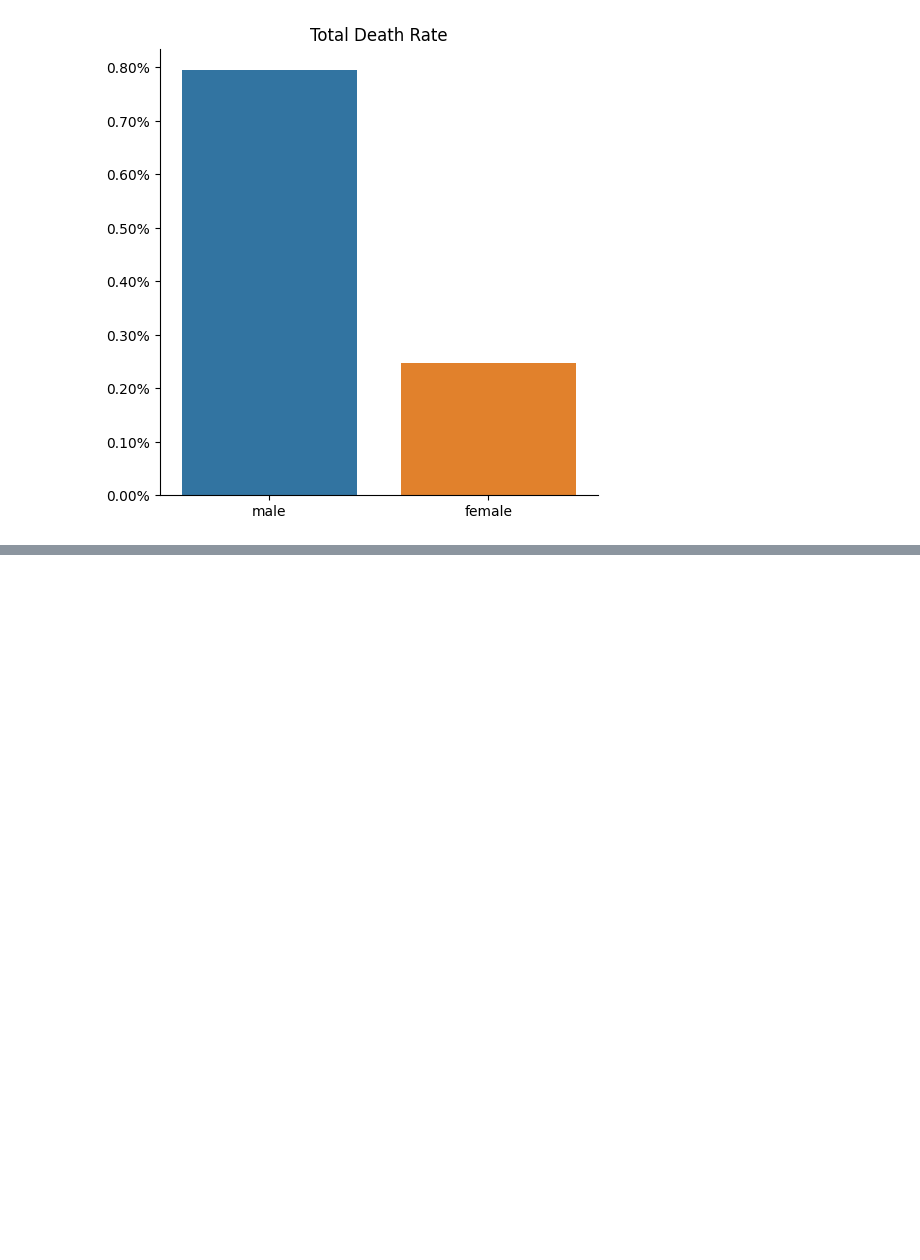
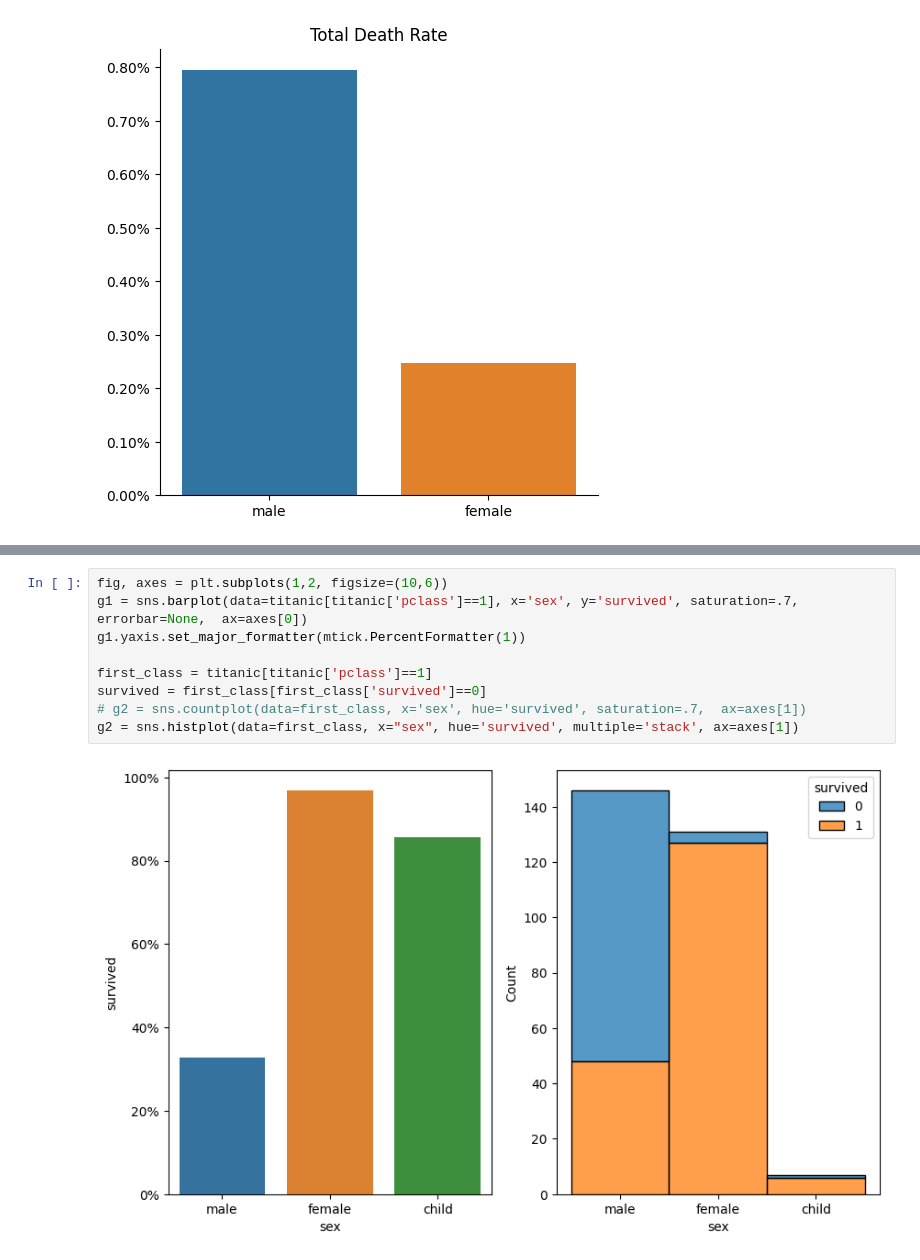
Before and after one commit to eng-robsonsampaio/data-science, a Jupyter notebook: Class 2/assignment1.ipynb, the cells around one changed output, grey strips where cells are left out. Drawn from its saved outputs; the diff is of its cells as text; blank space fills up the shorter version.

```diff
--- a/Class 2/assignment1.ipynb
+++ b/Class 2/assignment1.ipynb
@@ -136,0 +179,11 @@ for ax in fig.axes.flat:
+# %%
+fig, axes = plt.subplots(1,2, figsize=(10,6))
+g1 = sns.barplot(data=titanic[titanic['pclass']==1], x='sex', y='survived', saturation=.7, errorbar=None,  ax=axes[0])
+g1.yaxis.set_major_formatter(mtick.PercentFormatter(1))
+
+first_class = titanic[titanic['pclass']==1]
+survived = first_class[first_class['survived']==0]
+# g2 = sns.countplot(data=first_class, x='sex', hue='survived', saturation=.7,  ax=axes[1])
+g2 = sns.histplot(data=first_class, x="sex", hue='survived', multiple='stack', ax=axes[1])
+# %% [output]
+[figure, added]
```
Also changed, not shown: parts of 7 cells of this notebook, 1 other file.
